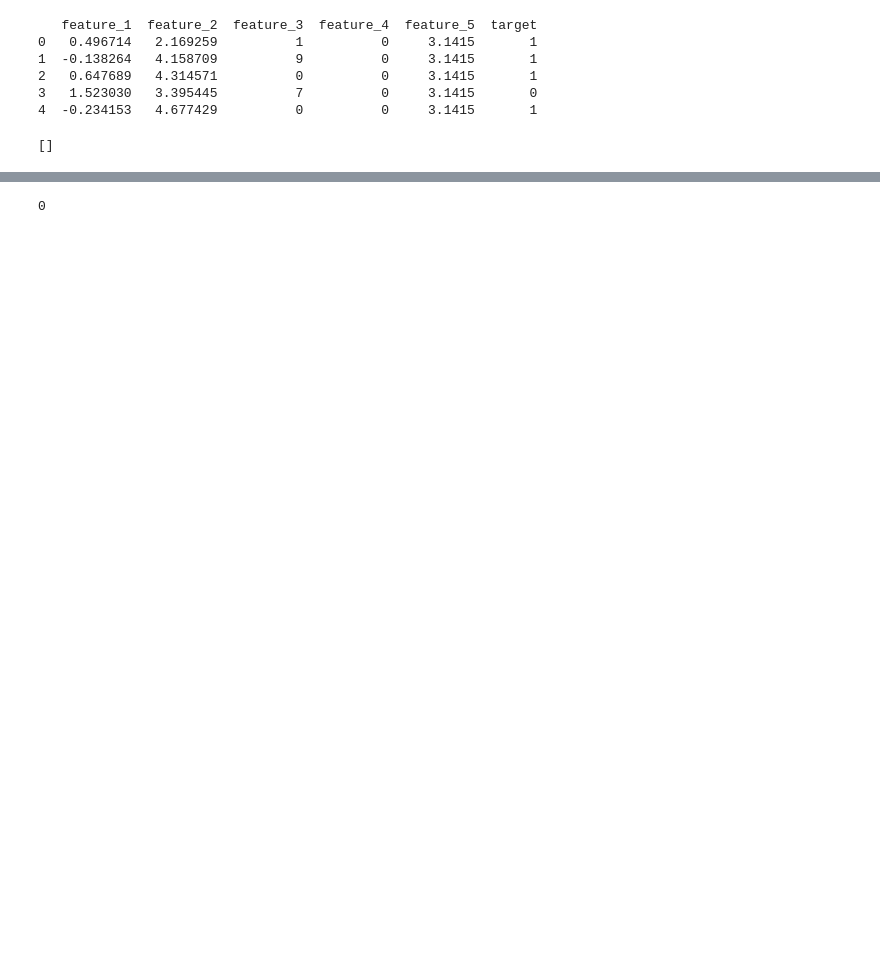
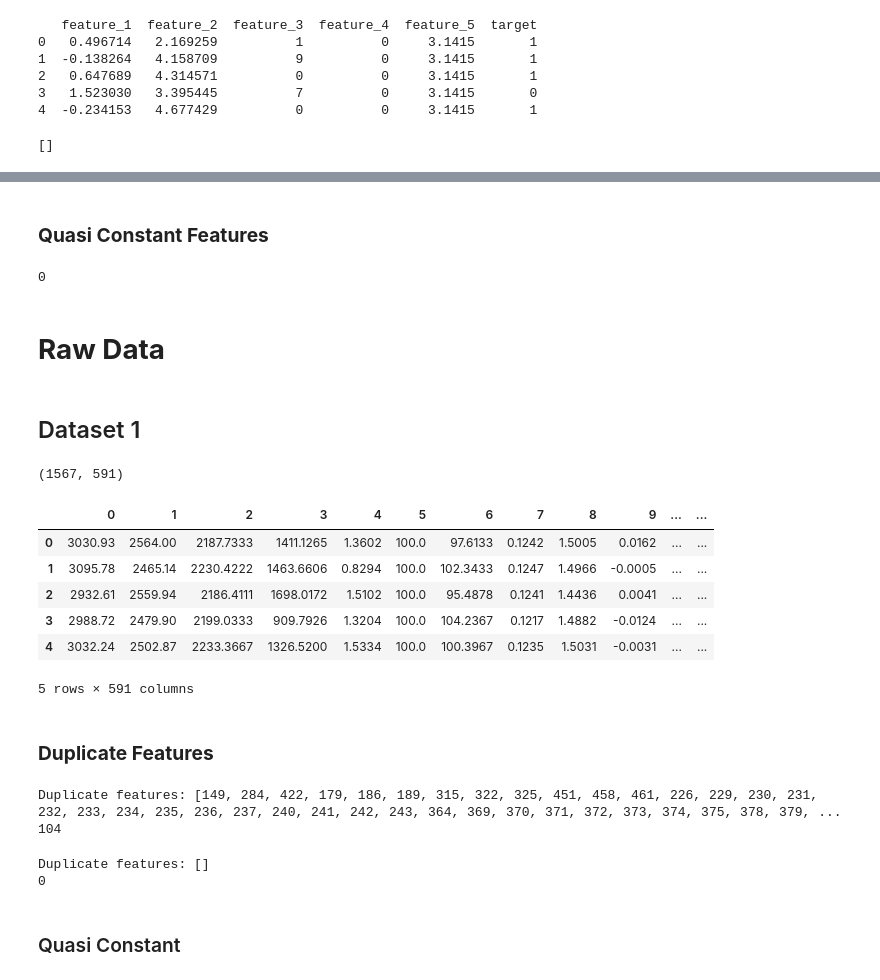
Before and after one commit to GodishalaAshwith/MachineLearningLab, a Jupyter notebook: MLKaggle.ipynb, the cells around one changed output, grey strips where cells are left out. Drawn from its saved outputs; the diff is of its cells as text; code cells hidden in the pictures; blank space fills up the shorter version.

```diff
--- a/MLKaggle.ipynb
+++ b/MLKaggle.ipynb
@@ -104,3 +72,5 @@ x_test.drop(labels = quasi_constant_features,axis = 1,inplace=True)
+# %% [markdown]
+### **Quasi Constant Features**
 # %%
 quasi_constant_features = []
 for feature in x_train.columns:
@@ -111,2 +80,35 @@ len(quasi_constant_features)
 # %% [output]
 0
+# %% [markdown]
+# **Raw Data**
+# %% [markdown]
+## Dataset 1
+# %%
+import pandas as pd
+
+# Load SECOM data and labels
+data = pd.read_csv('/kaggle/input/secom-data/secom_data.csv', sep='\s+', header=None)
+labels = pd.read_csv('/kaggle/input/secom-data/secom_labels.csv', sep='\s+', header=None)
+
+# Keep only the label column (ignore timestamp)
+labels = labels[[0]]
+labels.columns = ['target']
+
+# Combine features and target
+df = pd.concat([data, labels], axis=1)
+
+# Optional: Save combined dataset
+df.to_csv('/content/secom_combined.csv', index=False)
+
+# Preview
+print(df.shape)
+df.head()
+# %% [output]
+(1567, 591)
+|  | 0 | 1 | 2 | 3 | 4 | 5 | 6 | 7 | 8 | 9 | ... | ... |
+| 0 | 3030.93 | 2564.00 | 2187.7333 | 1411.1265 | 1.3602 | 100.0 | 97.6133 | 0.1242 | 1.5005 | 0.0162 | ... | ... |
+| 1 | 3095.78 | 2465.14 | 2230.4222 | 1463.6606 | 0.8294 | 100.0 | 102.3433 | 0.1247 | 1.4966 | -0.0005 | ... | ... |
+| 2 | 2932.61 | 2559.94 | 2186.4111 | 1698.0172 | 1.5102 | 100.0 | 95.4878 | 0.1241 | 1.4436 | 0.0041 | ... | ... |
+| 3 | 2988.72 | 2479.90 | 2199.0333 | 909.7926 | 1.3204 | 100.0 | 104.2367 | 0.1217 | 1.4882 | -0.0124 | ... | ... |
+| 4 | 3032.24 | 2502.87 | 2233.3667 | 1326.5200 | 1.5334 | 100.0 | 100.3967 | 0.1235 | 1.5031 | -0.0031 | ... | ... |
+5 rows × 591 columns
@@ -112,0 +122,38 @@ len(quasi_constant_features)
+# %% [markdown]
+### **Duplicate Features**
+# %%
+duplicate_feats = []
+
+for i in range(len(x_train.columns)):
+    col_1 = x_train.columns[i]
+    for j in range(i + 1, len(x_train.columns)):
+        col_2 = x_train.columns[j]
+        if x_train[col_1].equals(x_train[col_2]):
+            duplicate_feats.append(col_2)
+
+print("Duplicate features:", duplicate_feats)
+duplicate_features = set(duplicate_feats)
+print(len(duplicate_features))
+x_train.drop(labels = duplicate_features,axis = 1,inplace=True)
+x_test.drop(labels = duplicate_features,axis = 1,inplace=True)
+# %% [output]
+Duplicate features: [149, 284, 422, 179, 186, 189, 315, 322, 325, 451, 458, 461, 226, 229, 230, 231, 232, 233, 234, 235, 236, 237, 240, 241, 242, 243, 364, 369, 370, 371, 372, 373, 374, 375, 378, 379, ...
+104
+# %%
+duplicate_feats = []
+
+for i in range(len(x_train.columns)):
+    col_1 = x_train.columns[i]
+    for j in range(i + 1, len(x_train.columns)):
+        col_2 = x_train.columns[j]
+        if x_train[col_1].equals(x_train[col_2]):
+            duplicate_feats.append(col_2)
+
+print("Duplicate features:", duplicate_feats)
+duplicate_features = set(duplicate_feats)
+print(len(duplicate_features))
+# %% [output]
+Duplicate features: []
+0
+# %% [markdown]
+### Quasi Constant
```
Also changed, not shown: parts of 34 cells of this notebook.
